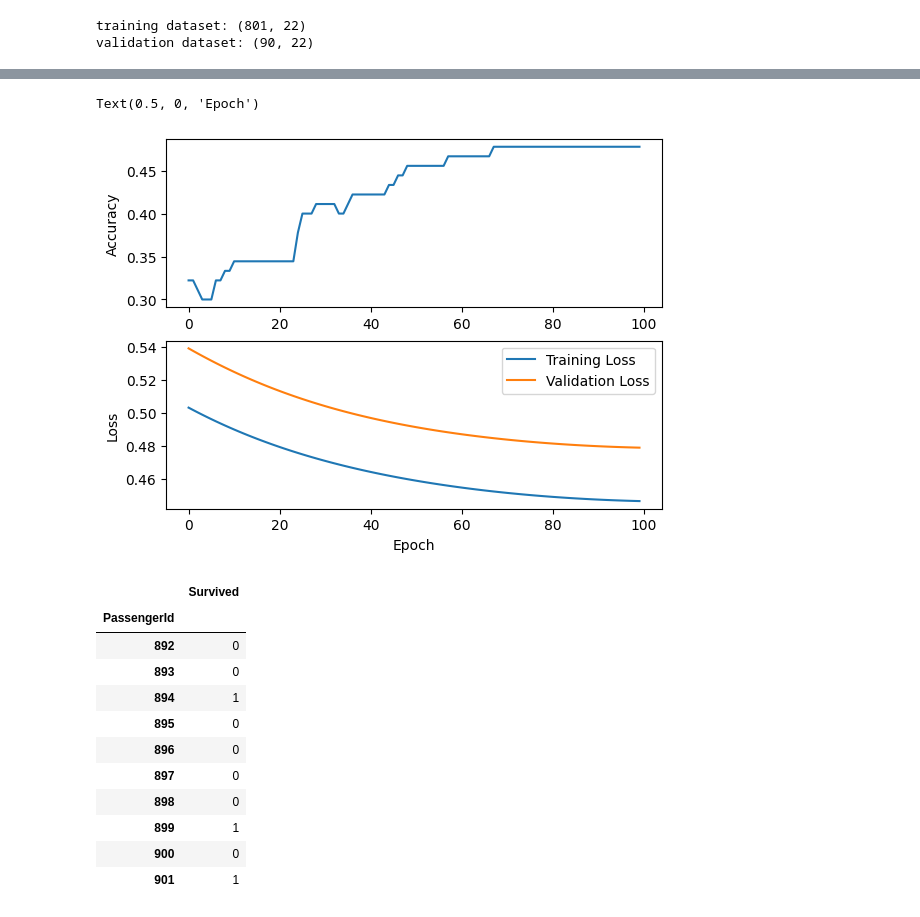
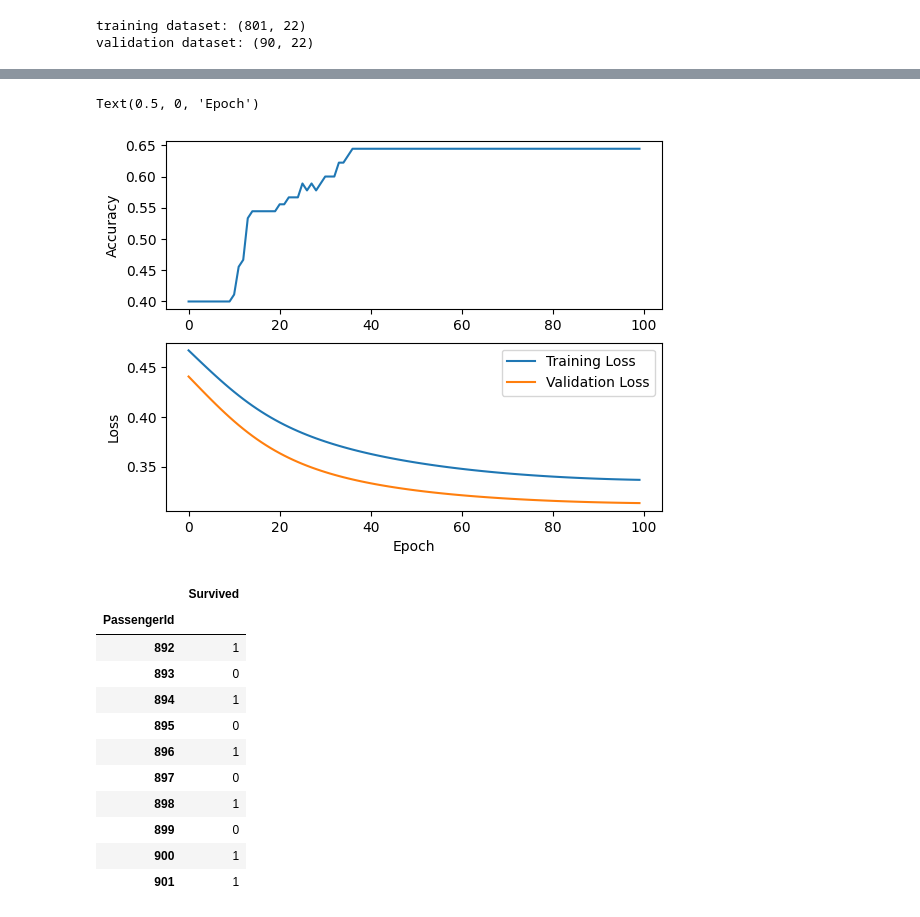
Before and after one commit to zirkelc/micrograd-titanic, a Jupyter notebook: micrograd.ipynb, the cells around one changed output, grey strips where cells are left out. Drawn from its saved outputs; the diff is of its cells as text; code cells hidden in the pictures.

```diff
--- a/micrograd.ipynb
+++ b/micrograd.ipynb
@@ -410,7 +410,7 @@ def train_model(model, xy_train, xy_validate, num_epochs=100, batch_size=32):
 # %%
 # Define number of input features, hidden layers, and output features
 num_inputs = X_train.shape[1]
-num_hidden = [44]
+num_hidden = [66]
 num_outputs = 1
 
 # Initialize the model
@@ -464,5 +464,5 @@ Validation accuracy: 47.778%
 Text(0.5, 0, 'Epoch')
-[figure, old version]
+[figure, new version]
 # %%
 # Input features from the scaled test dataset
 test_features = test_scaled_df.to_numpy()
@@ -479,13 +479,13 @@ submission_df.head(10)
 # %% [output]
 |  | Survived |
 | PassengerId |  |
-| 892 | 0 |
+| 892 | 1 |
 | 893 | 0 |
 | 894 | 1 |
 | 895 | 0 |
-| 896 | 0 |
+| 896 | 1 |
 | 897 | 0 |
-| 898 | 0 |
-| 899 | 1 |
-| 900 | 0 |
+| 898 | 1 |
+| 899 | 0 |
+| 900 | 1 |
 | 901 | 1 |
```
Also changed, not shown: parts of 2 cells of this notebook.
